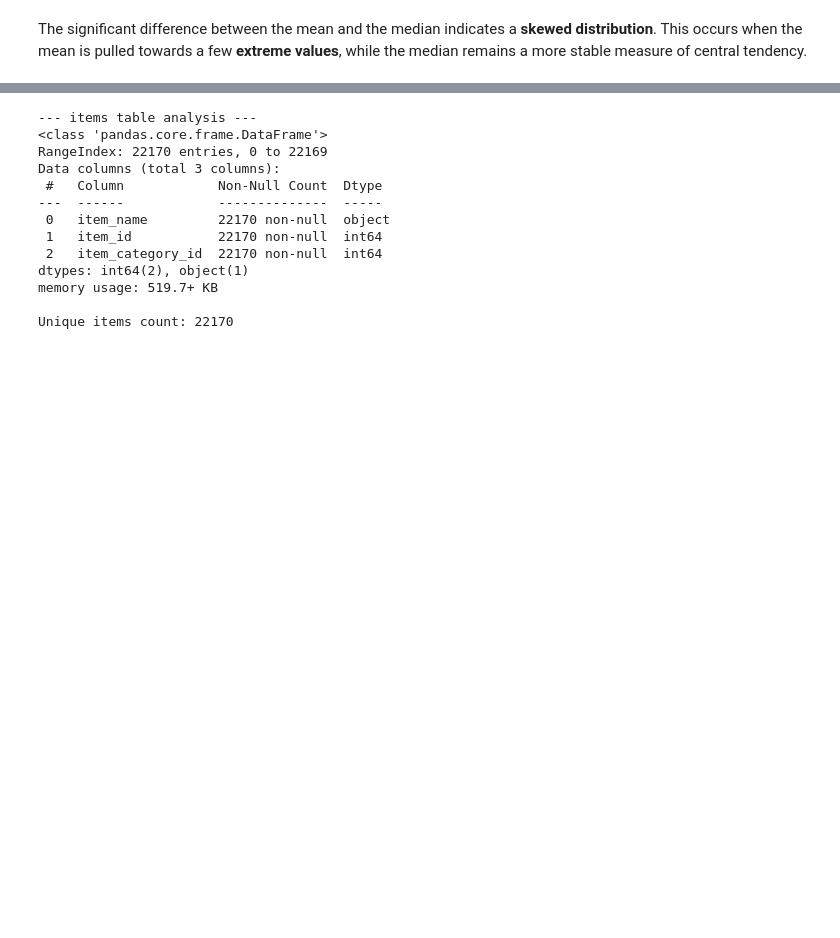
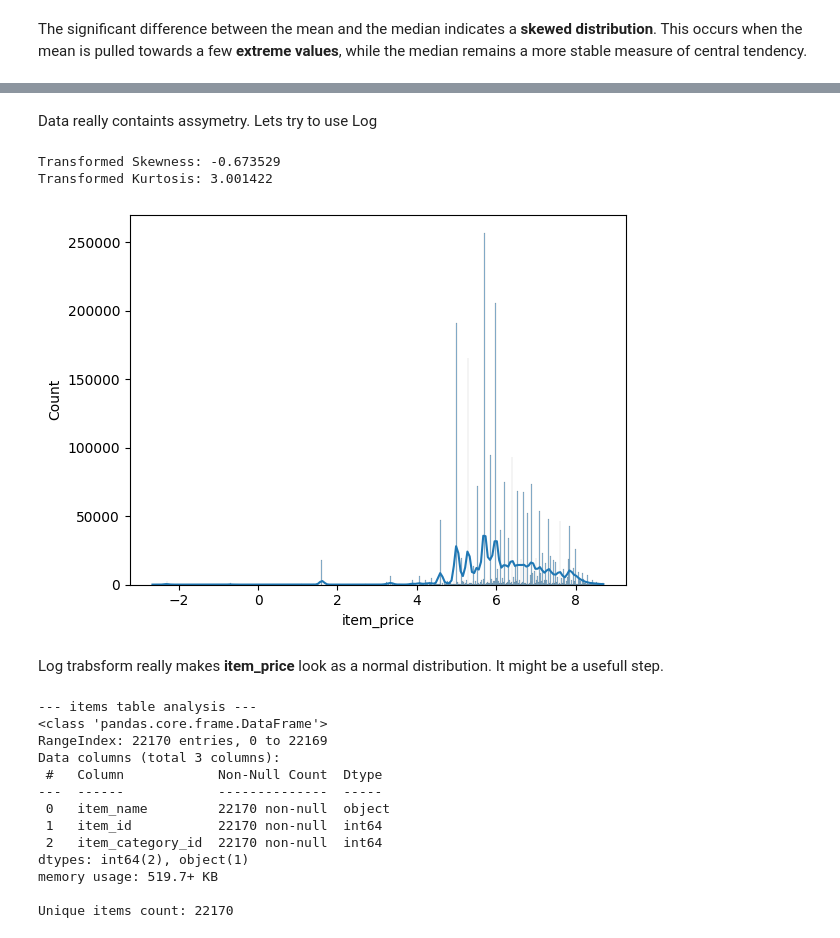
Before and after one commit to ffjjzz/InnowiseInternship, a Jupyter notebook: notebooks/EDA.ipynb, the cells around one changed output, grey strips where cells are left out. Drawn from its saved outputs; the diff is of its cells as text; code cells hidden in the pictures; blank space fills up the shorter version.

```diff
--- a/notebooks/EDA.ipynb
+++ b/notebooks/EDA.ipynb
@@ -78,3 +112,17 @@ The significant difference between the mean and the median indicates a **skewed
+# %% [markdown]
+Data really containts assymetry. Lets try to use Log
+# %%
+sns.histplot(data=data_storage['train'], x=np.log(data_storage['train']['item_price']), kde=True)
+transformed_price = np.log1p(data_storage['train']['item_price'])
+
+print("Transformed Skewness: %f" % transformed_price.skew())
+print("Transformed Kurtosis: %f" % transformed_price.kurt())
+# %% [output]
+Transformed Skewness: -0.673529
+Transformed Kurtosis: 3.001422
+[figure, added]
+# %% [markdown]
+Log trabsform really makes **item_price** look as a normal distribution. It might be a usefull step.
 # %%
 print("--- items table analysis ---")
 data_storage['items'].info()
```
Also changed, not shown: parts of 19 cells of this notebook.
